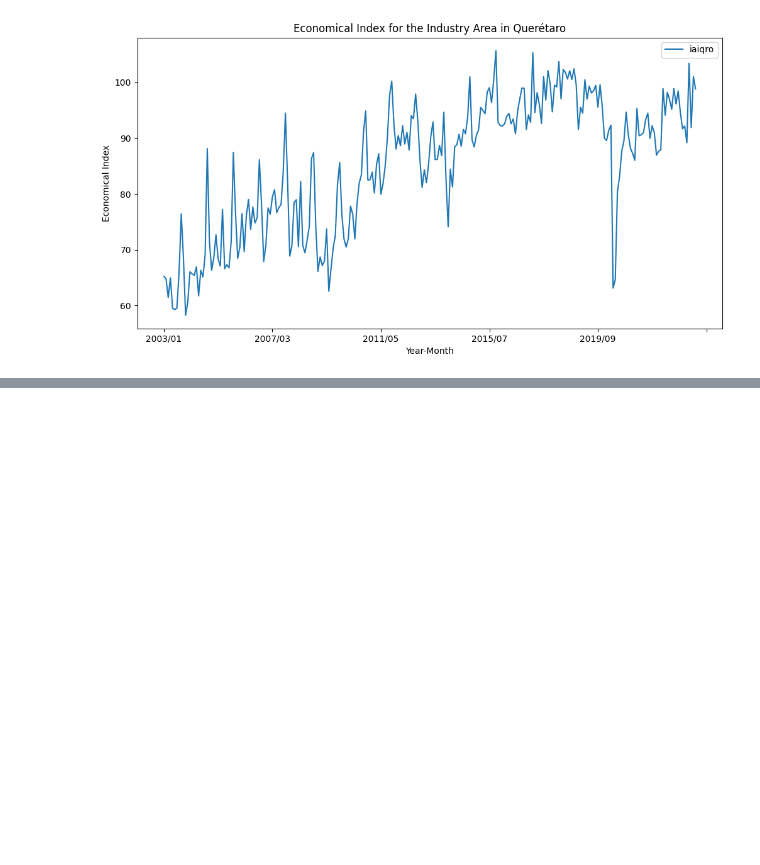
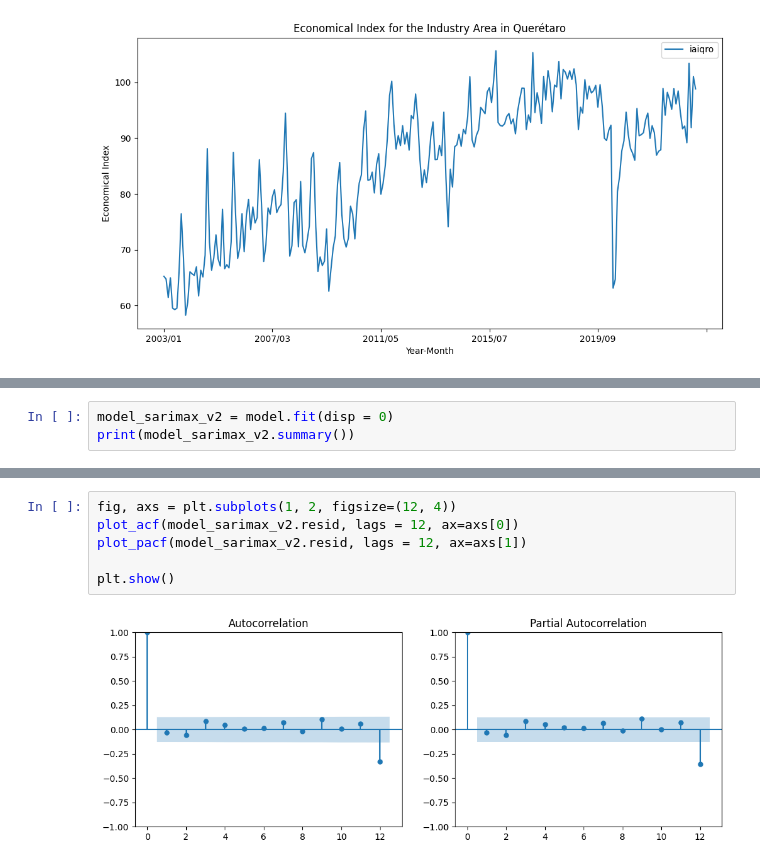
Before and after one commit to Jaime-prog/Statistics_Data_Science_TC3006C, a Jupyter notebook: Forecasting Queretaro Industrial Activity/RW_ARIMA_Simulation_Jaime.ipynb, the cells around one changed output, grey strips where cells are left out. Cells and saved outputs as stored; diff of their text form; blank space fills up the shorter version.

```diff
--- a/Forecasting Queretaro Industrial Activity/RW_ARIMA_Simulation_Jaime.ipynb
+++ b/Forecasting Queretaro Industrial Activity/RW_ARIMA_Simulation_Jaime.ipynb
@@ -170,0 +302,3 @@ plt.show()
+# %%
+model_sarimax_v2 = model.fit(disp = 0)
+print(model_sarimax_v2.summary())
@@ -170,0 +323,8 @@ plt.show()
+# %%
+fig, axs = plt.subplots(1, 2, figsize=(12, 4))
+plot_acf(model_sarimax_v2.resid, lags = 12, ax=axs[0])
+plot_pacf(model_sarimax_v2.resid, lags = 12, ax=axs[1])
+
+plt.show()
+# %% [output]
+[figure, added]
```
Also changed, not shown: parts of 22 cells of this notebook.
